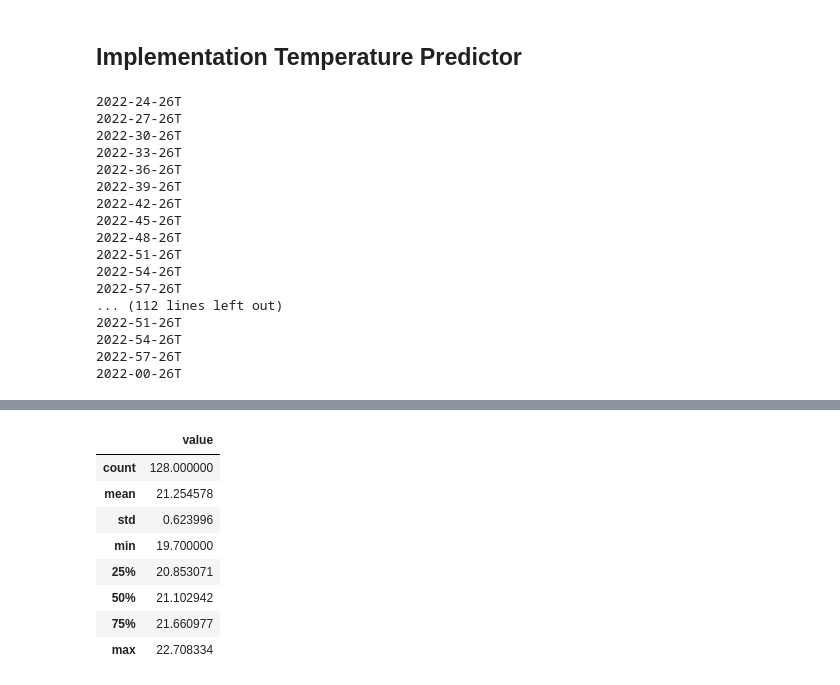
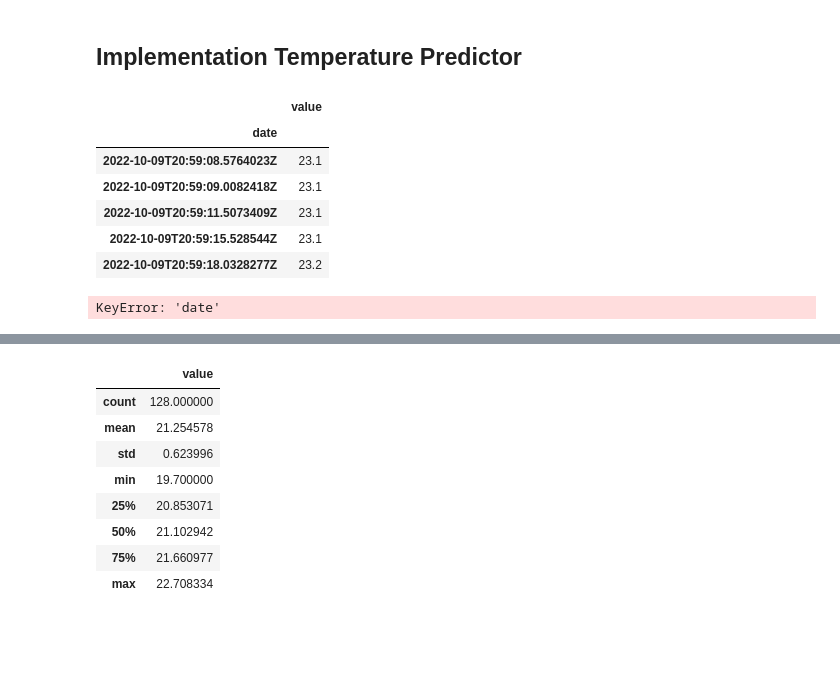
Before and after one commit to andiub97/iot-project, a Jupyter notebook: forecasting/ARIMAforecasting.ipynb, the cells around one changed output, grey strips where cells are left out. Drawn from its saved outputs; the diff is of its cells as text; code cells hidden in the pictures; blank space fills up the shorter version.

```diff
--- a/forecasting/ARIMAforecasting.ipynb
+++ b/forecasting/ARIMAforecasting.ipynb
@@ -75,6 +75,17 @@ result = client.query_api().query(org=INFLUXDB_ORG, query=query)
 -Exploiting the query results in order to obtain a dataframe
 # %% [markdown]
 ## Implementation Temperature Predictor
+# %%
+df = pd.read_csv("../datasets/TempAndre.csv",index_col=0)
+df.head()
+# %% [output]
+|  | value |
+| date |  |
+| 2022-10-09T20:59:08.5764023Z | 23.1 |
+| 2022-10-09T20:59:09.0082418Z | 23.1 |
+| 2022-10-09T20:59:11.5073409Z | 23.1 |
+| 2022-10-09T20:59:15.528544Z | 23.1 |
+| 2022-10-09T20:59:18.0328277Z | 23.2 |
 # %%
 from time import strftime
 
@@ -87,29 +98,15 @@ def result_to_dataframe(result):
     return pd.DataFrame(raw, columns=['value','date'], index=None)
 
 # Convert the results to dataframe
-df = result_to_dataframe(result)
+#df = result_to_dataframe(result)
 # Convert the results to dataframe
 df['date'] = df['date'].dt.tz_localize(None)
-for t in df['date']:
-  print(t.strftime("%Y-%M-%d"))
+#for t in df['date']:
+ # df['date'] = df['date'].replace(t,t.strftime("%Y-%M-%d"))
+
+#print(df['date'])
 # %% [output]
-2022-24-26T
-2022-27-26T
-2022-30-26T
-2022-33-26T
-2022-36-26T
-2022-39-26T
-2022-42-26T
-2022-45-26T
-2022-48-26T
-2022-51-26T
-2022-54-26T
-2022-57-26T
-... (112 lines left out)
-2022-51-26T
-2022-54-26T
-2022-57-26T
-2022-00-26T
+KeyError: 'date'
 # %%
 #evolution over time of our data
 plot_cols = ['value']
```
Also changed, not shown: parts of 3 cells of this notebook, 1 other file.
